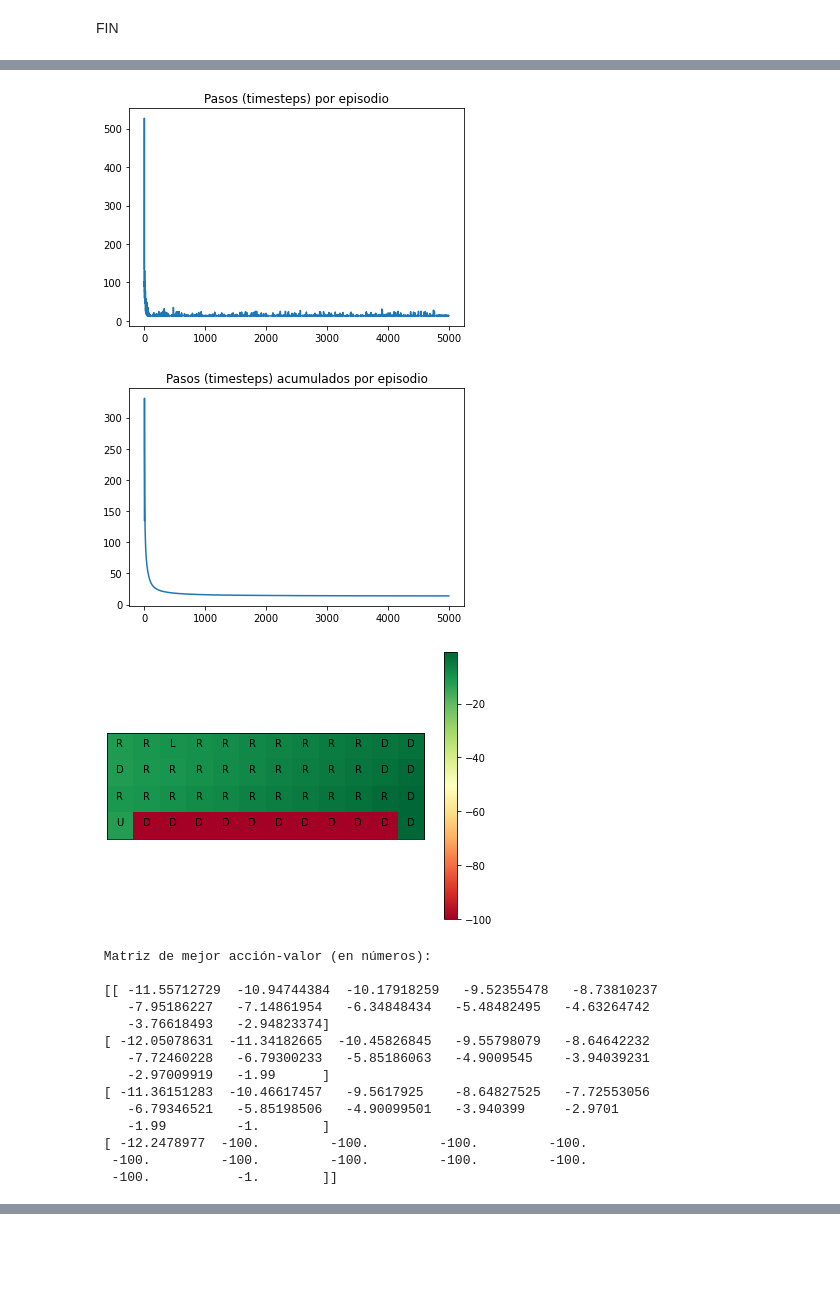
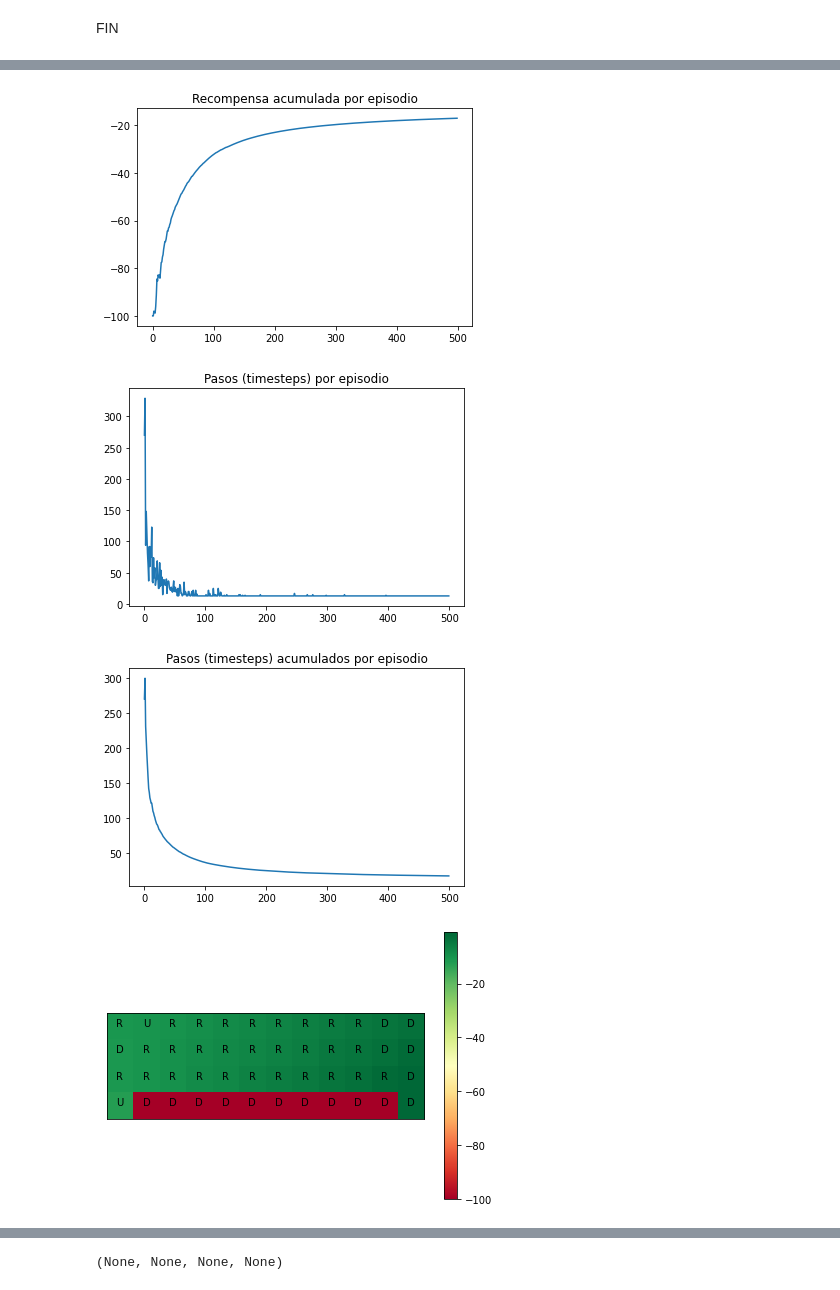
Before and after one commit to natanrajch/DiploDatos, a Jupyter notebook: aprendizaje_refuerzos/lab_1_grupo1.ipynb, the cells around one changed output, grey strips where cells are left out. Cells and saved outputs as stored; diff of their text form; code cells hidden in the pictures; blank space fills up the shorter version.

```diff
--- a/aprendizaje_refuerzos/lab_1_grupo1.ipynb
+++ b/aprendizaje_refuerzos/lab_1_grupo1.ipynb
@@ -461,10 +635,16 @@ def policy_function(state):
 # %%
-def choose_action_Q(state):
+def policy_function_softmax(state):
+
+    weights = [ np.exp(q.get((state,action),0.0)/tau) for action in actions]
+    action_probabilities = weights / sum(weights)
+    return action_probabilities
+
+def choose_action_softmax(state):
     """
     Chooses an action according to the learning previously performed
     using an epsilon-greedy exploration policy
     """
-    action_probabilities = policy_function(state)
+    action_probabilities = policy_function_softmax(state)
 
     action = np.random.choice(np.arange(
                       len(action_probabilities)),
@@ -526,9 +661,9 @@ q = {}
 alpha = 0.4
 gamma = 0.99
 epsilon = 0.01
-tau = 25
+tau = 0.1
 
-episodes_to_run = 5000
+episodes_to_run = 500
 
 env = gym.make("CliffWalking-v0")
 actions = range(env.action_space.n)
@@ -536,4 +671,4 @@ actions = range(env.action_space.n)
 # se declara una semilla aleatoria
 random_state = np.random.RandomState(42)
 
-avg_steps_per_episode, timesteps_ep, reward_ep = run_Q()
+avg_steps_per_episode, timesteps_ep, reward_ep = run_Q(learn_Q, choose_action_softmax)
@@ -544,26 +675,7 @@ plot_reward_per_episode(reward_ep)
-# %%
-plot_steps_per_episode(timesteps_ep)
-# %% [output]
-[figure, removed]
-# %%
-plot_steps_per_episode_smooth(timesteps_ep)
-# %% [output]
-[figure, removed]
-# %%
-draw_value_matrix(q)
-# %% [output]
-[figure, removed]
- Matriz de mejor acción-valor (en números):
-
- [[ -11.55712729  -10.94744384  -10.17918259   -9.52355478   -8.73810237
-    -7.95186227   -7.14861954   -6.34848434   -5.48482495   -4.63264742
-    -3.76618493   -2.94823374]
- [ -12.05078631  -11.34182665  -10.45826845   -9.55798079   -8.64642232
-    -7.72460228   -6.79300233   -5.85186063   -4.9009545    -3.94039231
-    -2.97009919   -1.99      ]
- [ -11.36151283  -10.46617457   -9.5617925    -8.64827525   -7.72553056
-    -6.79346521   -5.85198506   -4.90099501   -3.940399     -2.9701
-    -1.99         -1.        ]
- [ -12.2478977  -100.         -100.         -100.         -100.
-  -100.         -100.         -100.         -100.         -100.
-  -100.           -1.        ]]
+# %%
+plot_reward_per_episode(reward_ep), plot_steps_per_episode(timesteps_ep), plot_steps_per_episode_smooth(timesteps_ep), draw_value_matrix(q)
+# %% [output]
+[figure, added]
+[figure, added]
+[figure, added]
+[figure, added]
@@ -569,0 +696 @@ draw_value_matrix(q)
+(None, None, None, None)
```
Also changed, not shown: parts of 15 cells of this notebook.
